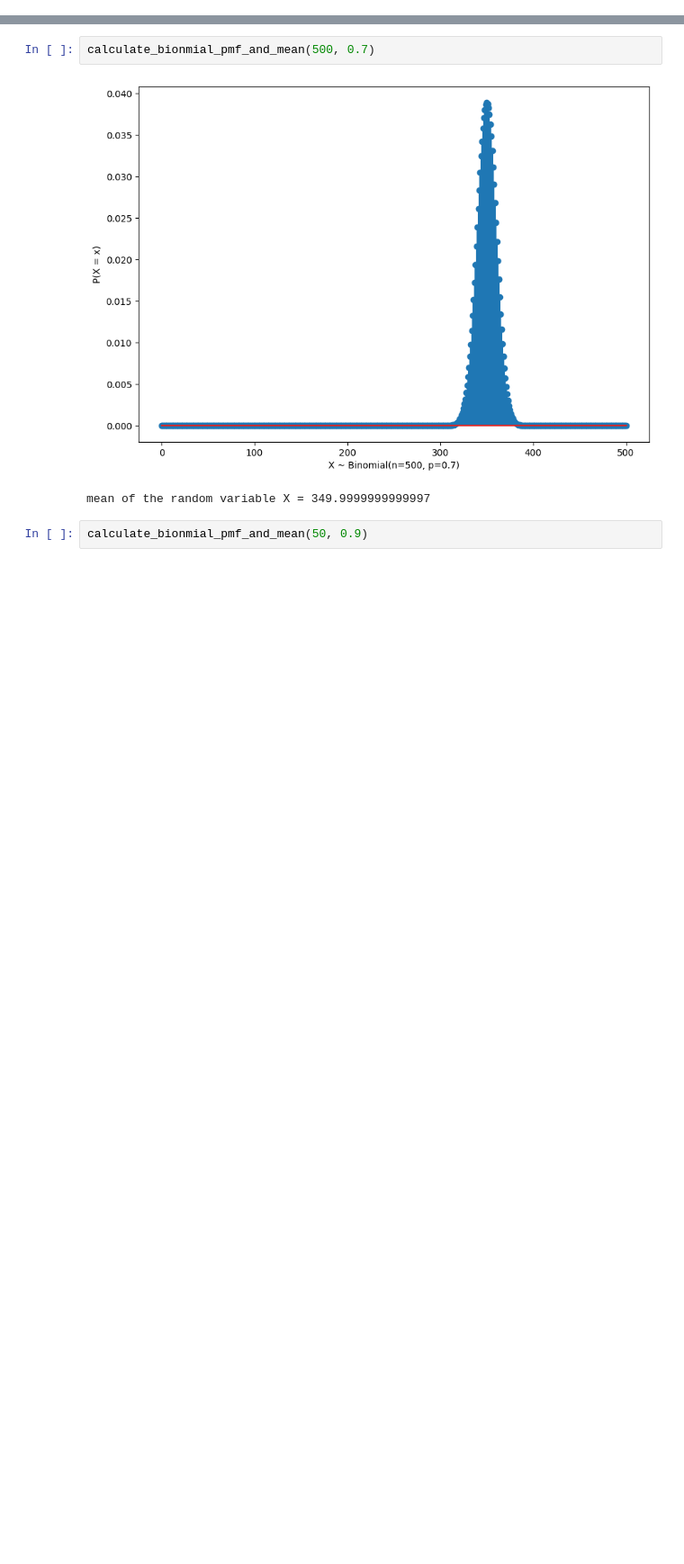
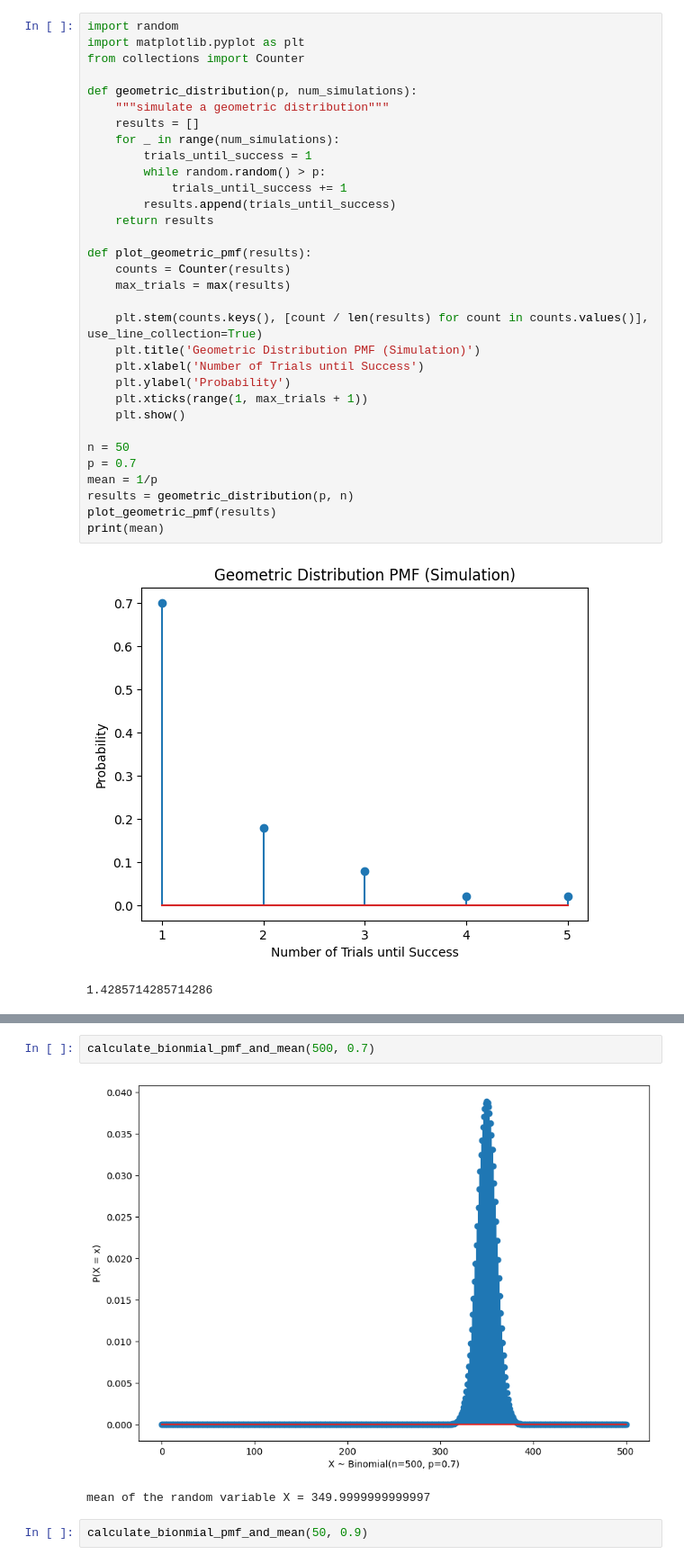
Before and after one commit to arsham-aazami/probability_homework-3, a Jupyter notebook: main.ipynb, the cells around one changed output, grey strips where cells are left out. Shown at 90% size. Cells and saved outputs as stored; diff of their text form; blank space fills up the shorter version.

```diff
--- a/main.ipynb
+++ b/main.ipynb
@@ -28,0 +32,35 @@ plt.show()
+# %%
+import random
+import matplotlib.pyplot as plt
+from collections import Counter
+
+def geometric_distribution(p, num_simulations):
+    """simulate a geometric distribution"""
+    results = []
+    for _ in range(num_simulations):
+        trials_until_success = 1
+        while random.random() > p:
+            trials_until_success += 1
+        results.append(trials_until_success)
+    return results
+
+def plot_geometric_pmf(results):
+    counts = Counter(results)
+    max_trials = max(results)
+
+    plt.stem(counts.keys(), [count / len(results) for count in counts.values()], use_line_collection=True)
+    plt.title('Geometric Distribution PMF (Simulation)')
+    plt.xlabel('Number of Trials until Success')
+    plt.ylabel('Probability')
+    plt.xticks(range(1, max_trials + 1))
+    plt.show()
+
+n = 50
+p = 0.7
+mean = 1/p
+results = geometric_distribution(p, n)
+plot_geometric_pmf(results)
+print(mean)
+# %% [output]
+[figure, added]
+1.4285714285714286
```
Also changed, not shown: parts of 2 cells of this notebook.
